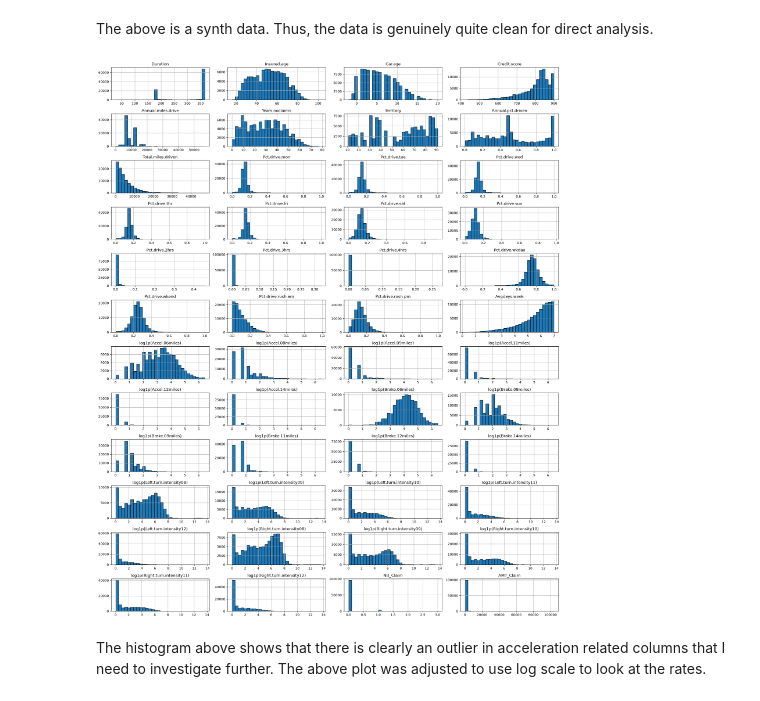
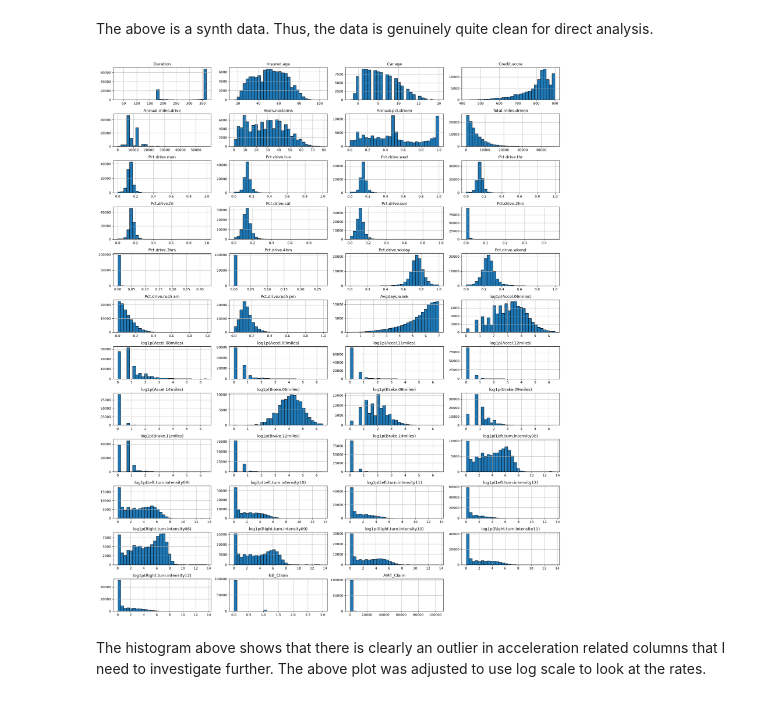
Before and after one commit to kjl1c20/telematics-insurance-ml, a Jupyter notebook: explore.ipynb, the cells around one changed output. Cells and saved outputs as stored; diff of their text form; code cells hidden in the pictures.

```diff
--- a/explore.ipynb
+++ b/explore.ipynb
@@ -76,31 +76,32 @@ The above is a synth data. Thus, the data is genuinely quite clean for direct an
 # %%
 import numpy as np
 
+demo["Territory"] = demo["Territory"].astype("category")
 numeric_cols = demo.select_dtypes(include="number").columns
 rate_cols = [c for c in numeric_cols if c.startswith("Accel.") or c.startswith("Brake.") or "turn.intensity" in c.lower()]
 
 # Accel/Brake/turn intensity columns are "per 1000 miles" rates that blow up to
 # extreme values for low-mileage policies, which squashes their histograms flat.
 # log1p compresses that long tail so the real shape is visible; it's safe here
 # since these columns are all >= 0 (log1p(0) = 0).
 demo_hist = demo[numeric_cols].copy()
 demo_hist[rate_cols] = demo_hist[rate_cols].apply(np.log1p)
 
 axes = demo_hist.hist(
     bins=30,
     figsize=(20, 24),
     layout=(-1, 4),
     edgecolor="black"
 )
 
 for ax, col in zip(axes.flatten(), demo_hist.columns):
     if col in rate_cols:
         ax.set_title(f"log1p({col})")
 
 plt.tight_layout()
 plt.show()
 # %% [output]
-[figure, old version]
+[figure, new version]
 # %% [markdown]
 The histogram above shows that there is clearly an outlier in acceleration related columns that I need to investigate further. The above plot was adjusted to use log scale to look at the rates.
 # %%
```
Also changed, not shown: parts of 5 cells of this notebook.
